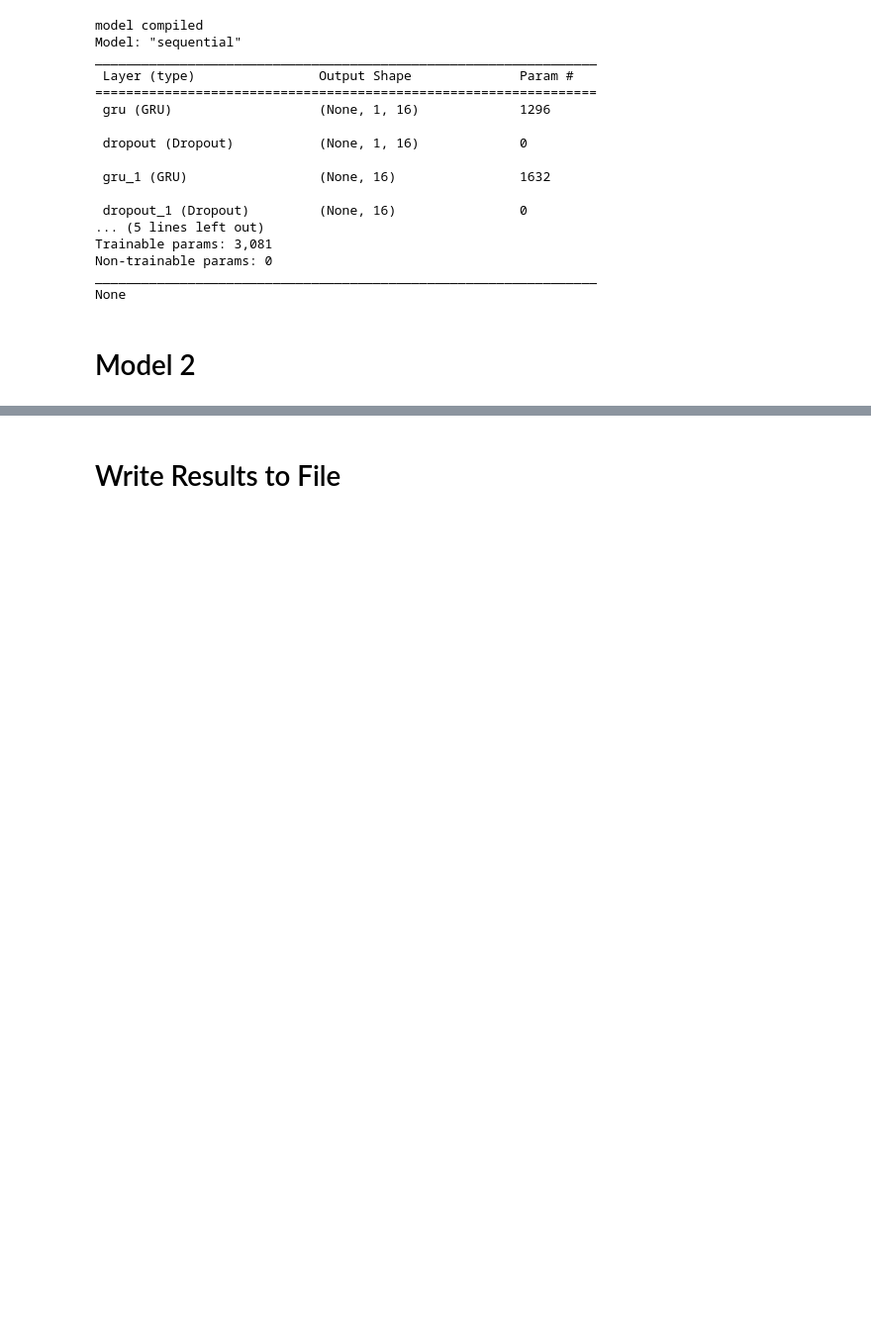
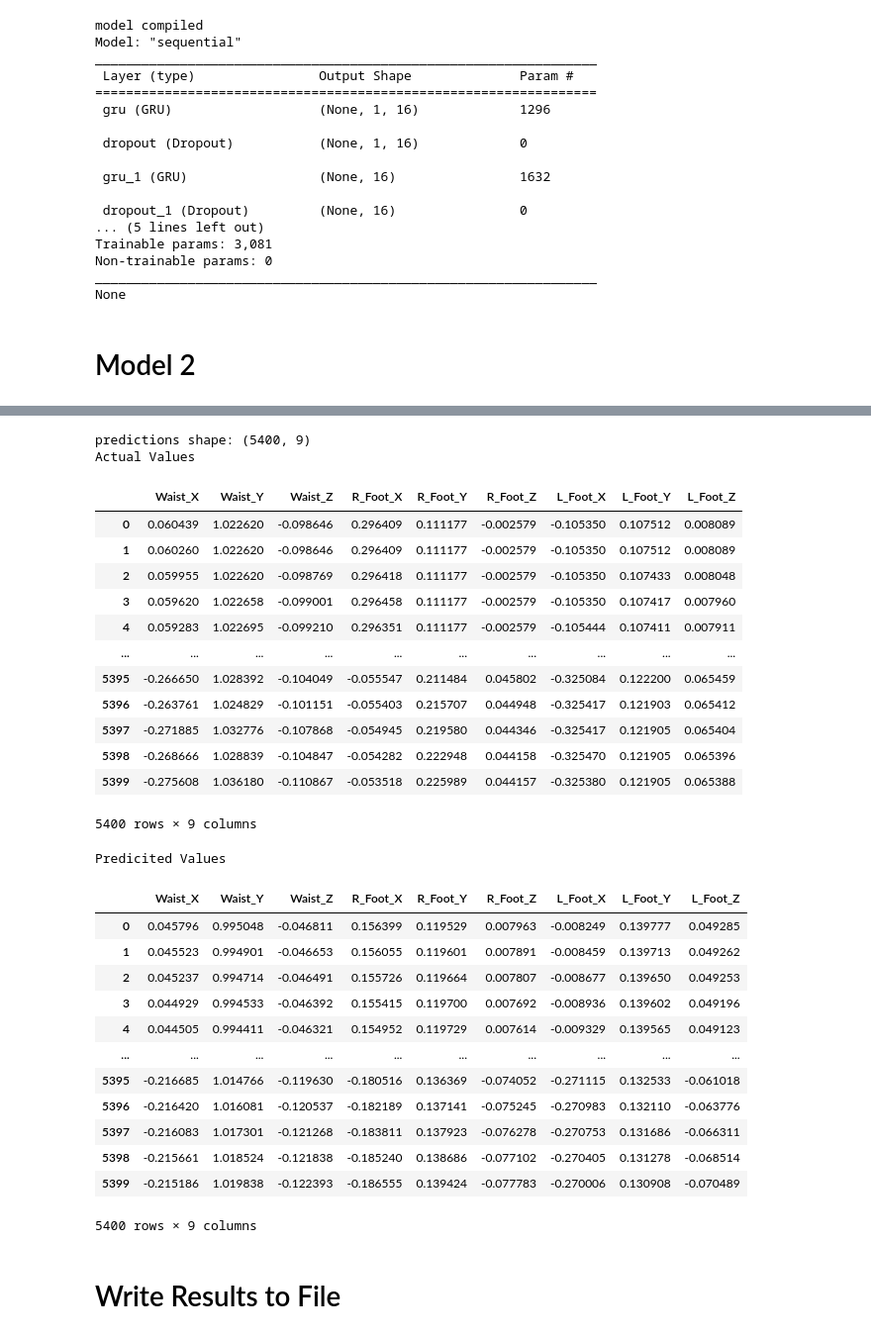
Before and after one commit to jev-e/JE-Msc-lower-body-pose-estimation, a Jupyter notebook: notebooks/RNN.ipynb, the cells around one changed output, grey strips where cells are left out. Shown at 99% size. Saved outputs shown, nothing was run; the diff lists cells and outputs as text; code cells hidden in the pictures; blank space fills up the shorter version.

```diff
--- a/notebooks/RNN.ipynb
+++ b/notebooks/RNN.ipynb
@@ -316,4 +323,5 @@ def DatasetsLists(path):
 # %%
 train_path = "../train_data/"
-x, y = DatasetsLists(train_path)
+x, y, files = DatasetsLists(train_path)
+print(files)
 # %% [output]
@@ -476,9 +475,12 @@ None
 # %%
 model_2 = Sequential()
 
+opt = SGD(learning_rate = 0.01)
+
+compile_params = ["mse", "sgd", "accuracy"]
 #add one GRU layer of 64 cellss with input shape 1,9
 model_2.add(GRU(64, input_shape=(1, 9)))
-#model_2.add(Dropout(0.5))
+#model_2.add(Dropout(0.1))
 
 #Add Batch Normalization layer
 #model_2.add(BatchNormalization())
@@ -492,10 +494,11 @@ model_2.add(Dense(9))
 
 print(model_2.summary())
 
+
 #Compile model
 model_2.compile(
-    loss="mse",
-    optimizer="adam",
-    metrics=["accuracy"],
+    loss = compile_params[0],
+    optimizer = opt,
+    metrics = [compile_params[2]],
 )
 # %% [output]
@@ -513,6 +516,3 @@ Trainable params: 14,985
 Non-trainable params: 0
 _________________________________________________________________
 None
-# %%
-#Fit single dataset to model
-FitModel(x_train, y_train, model_2, 200, 1)
@@ -537,7 +526,8 @@ Epoch 200/200
 # %%
 #Fit list of datasets to model
 
-FitToList(x, y, model_2, 20, 1, 1)
+#training_x, training_y, model to train on, epoch count, batch size, ?verbose
+epochs, batch_size = FitToList(x, y, model_2, 20, 1, 1)
 # %% [output]
 0
 (905, 1, 9)
@@ -609,2 +555,36 @@ Predicited Values
+# %%
+predicted_values, actual_values = PredictModel(x_test, y_test, model_2)
+
+toWriteActual, toWritePred = DisplayPredictions(predicted_values, actual_values, 0, 0)
+# %% [output]
+predictions shape: (5400, 9)
+Actual Values
+|  | Waist_X | Waist_Y | Waist_Z | R_Foot_X | R_Foot_Y | R_Foot_Z | L_Foot_X | L_Foot_Y | L_Foot_Z |
+| 0 | 0.060439 | 1.022620 | -0.098646 | 0.296409 | 0.111177 | -0.002579 | -0.105350 | 0.107512 | 0.008089 |
+| 1 | 0.060260 | 1.022620 | -0.098646 | 0.296409 | 0.111177 | -0.002579 | -0.105350 | 0.107512 | 0.008089 |
+| 2 | 0.059955 | 1.022620 | -0.098769 | 0.296418 | 0.111177 | -0.002579 | -0.105350 | 0.107433 | 0.008048 |
+| 3 | 0.059620 | 1.022658 | -0.099001 | 0.296458 | 0.111177 | -0.002579 | -0.105350 | 0.107417 | 0.007960 |
+| 4 | 0.059283 | 1.022695 | -0.099210 | 0.296351 | 0.111177 | -0.002579 | -0.105444 | 0.107411 | 0.007911 |
+| ... | ... | ... | ... | ... | ... | ... | ... | ... | ... |
+| 5395 | -0.266650 | 1.028392 | -0.104049 | -0.055547 | 0.211484 | 0.045802 | -0.325084 | 0.122200 | 0.065459 |
+| 5396 | -0.263761 | 1.024829 | -0.101151 | -0.055403 | 0.215707 | 0.044948 | -0.325417 | 0.121903 | 0.065412 |
+| 5397 | -0.271885 | 1.032776 | -0.107868 | -0.054945 | 0.219580 | 0.044346 | -0.325417 | 0.121905 | 0.065404 |
+| 5398 | -0.268666 | 1.028839 | -0.104847 | -0.054282 | 0.222948 | 0.044158 | -0.325470 | 0.121905 | 0.065396 |
+| 5399 | -0.275608 | 1.036180 | -0.110867 | -0.053518 | 0.225989 | 0.044157 | -0.325380 | 0.121905 | 0.065388 |
+5400 rows × 9 columns
+Predicited Values
+|  | Waist_X | Waist_Y | Waist_Z | R_Foot_X | R_Foot_Y | R_Foot_Z | L_Foot_X | L_Foot_Y | L_Foot_Z |
+| 0 | 0.045796 | 0.995048 | -0.046811 | 0.156399 | 0.119529 | 0.007963 | -0.008249 | 0.139777 | 0.049285 |
+| 1 | 0.045523 | 0.994901 | -0.046653 | 0.156055 | 0.119601 | 0.007891 | -0.008459 | 0.139713 | 0.049262 |
+| 2 | 0.045237 | 0.994714 | -0.046491 | 0.155726 | 0.119664 | 0.007807 | -0.008677 | 0.139650 | 0.049253 |
+| 3 | 0.044929 | 0.994533 | -0.046392 | 0.155415 | 0.119700 | 0.007692 | -0.008936 | 0.139602 | 0.049196 |
+| 4 | 0.044505 | 0.994411 | -0.046321 | 0.154952 | 0.119729 | 0.007614 | -0.009329 | 0.139565 | 0.049123 |
+| ... | ... | ... | ... | ... | ... | ... | ... | ... | ... |
+| 5395 | -0.216685 | 1.014766 | -0.119630 | -0.180516 | 0.136369 | -0.074052 | -0.271115 | 0.132533 | -0.061018 |
+| 5396 | -0.216420 | 1.016081 | -0.120537 | -0.182189 | 0.137141 | -0.075245 | -0.270983 | 0.132110 | -0.063776 |
+| 5397 | -0.216083 | 1.017301 | -0.121268 | -0.183811 | 0.137923 | -0.076278 | -0.270753 | 0.131686 | -0.066311 |
+| 5398 | -0.215661 | 1.018524 | -0.121838 | -0.185240 | 0.138686 | -0.077102 | -0.270405 | 0.131278 | -0.068514 |
+| 5399 | -0.215186 | 1.019838 | -0.122393 | -0.186555 | 0.139424 | -0.077783 | -0.270006 | 0.130908 | -0.070489 |
+5400 rows × 9 columns
 # %% [markdown]
 # Write Results to File
```
Also changed, not shown: parts of 18 cells of this notebook, 21 other files.
